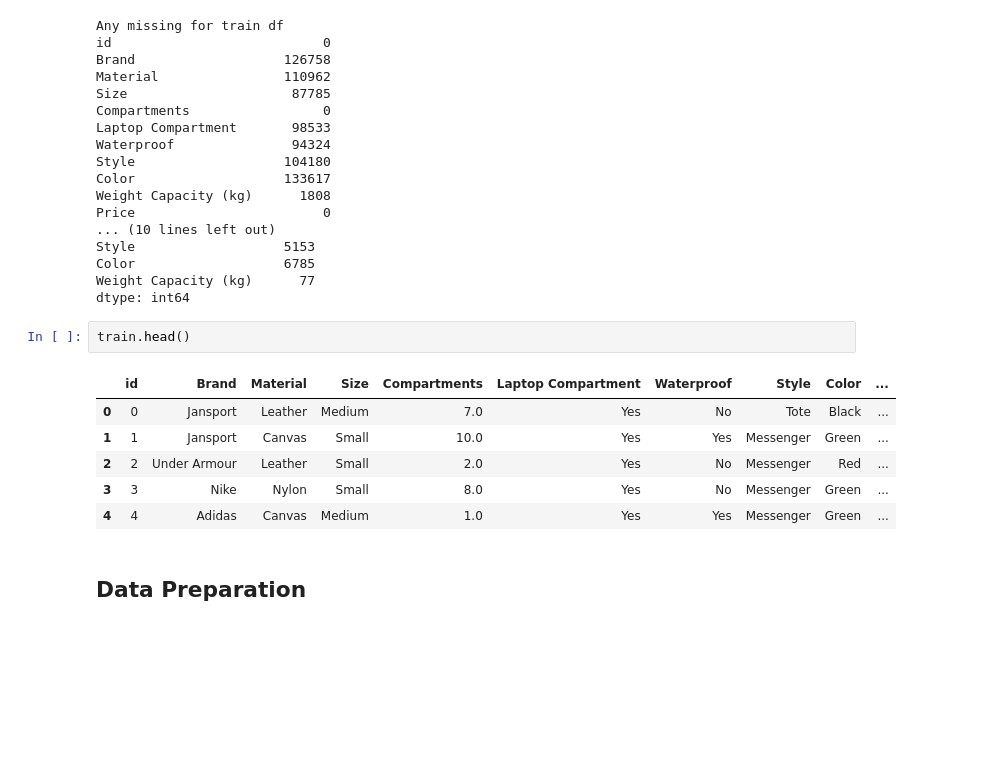
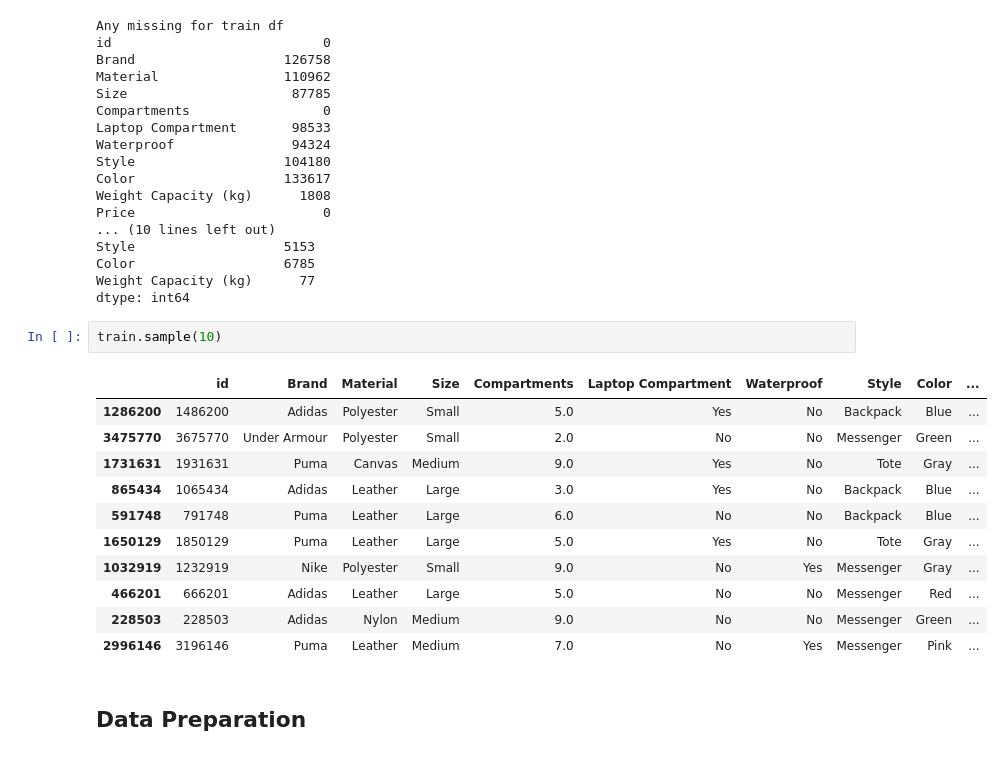
Before and after one commit to sjain600/Kaggle-Prediction-Backpack, a Jupyter notebook: meta-model-v3.ipynb, the cells around one changed output. Saved outputs shown, nothing was run; the diff lists cells and outputs as text; blank space fills up the shorter version.

```diff
--- a/meta-model-v3.ipynb
+++ b/meta-model-v3.ipynb
@@ -87,15 +87,20 @@ Style                   5153
 Color                   6785
 Weight Capacity (kg)      77
 dtype: int64
-# %%
-train.head()
-# %% [output]
-|  | id | Brand | Material | Size | Compartments | Laptop Compartment | Waterproof | Style | Color | ... |
-| 0 | 0 | Jansport | Leather | Medium | 7.0 | Yes | No | Tote | Black | ... |
-| 1 | 1 | Jansport | Canvas | Small | 10.0 | Yes | Yes | Messenger | Green | ... |
-| 2 | 2 | Under Armour | Leather | Small | 2.0 | Yes | No | Messenger | Red | ... |
-| 3 | 3 | Nike | Nylon | Small | 8.0 | Yes | No | Messenger | Green | ... |
-| 4 | 4 | Adidas | Canvas | Medium | 1.0 | Yes | Yes | Messenger | Green | ... |
+# %%
+train.sample(10)
+# %% [output]
+|  | id | Brand | Material | Size | Compartments | Laptop Compartment | Waterproof | Style | Color | ... |
+| 1286200 | 1486200 | Adidas | Polyester | Small | 5.0 | Yes | No | Backpack | Blue | ... |
+| 3475770 | 3675770 | Under Armour | Polyester | Small | 2.0 | No | No | Messenger | Green | ... |
+| 1731631 | 1931631 | Puma | Canvas | Medium | 9.0 | Yes | No | Tote | Gray | ... |
+| 865434 | 1065434 | Adidas | Leather | Large | 3.0 | Yes | No | Backpack | Blue | ... |
+| 591748 | 791748 | Puma | Leather | Large | 6.0 | No | No | Backpack | Blue | ... |
+| 1650129 | 1850129 | Puma | Leather | Large | 5.0 | Yes | No | Tote | Gray | ... |
+| 1032919 | 1232919 | Nike | Polyester | Small | 9.0 | No | Yes | Messenger | Gray | ... |
+| 466201 | 666201 | Adidas | Leather | Large | 5.0 | No | No | Messenger | Red | ... |
+| 228503 | 228503 | Adidas | Nylon | Medium | 9.0 | No | No | Messenger | Green | ... |
+| 2996146 | 3196146 | Puma | Leather | Medium | 7.0 | No | Yes | Messenger | Pink | ... |
 # %% [markdown]
 ## Data Preparation
 # %%
```
Also changed, not shown: parts of 5 cells of this notebook.
